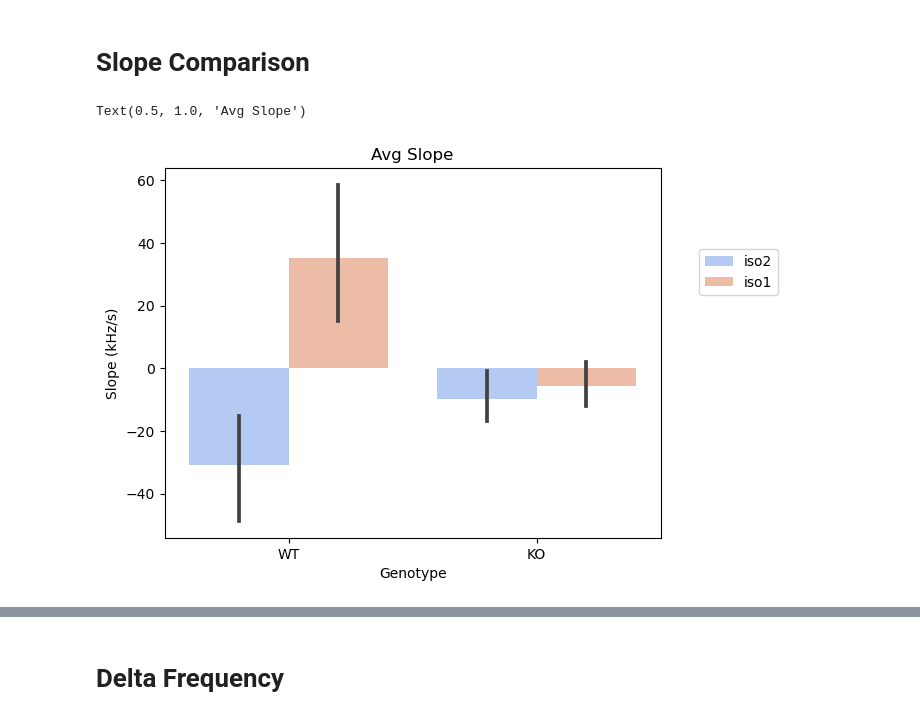
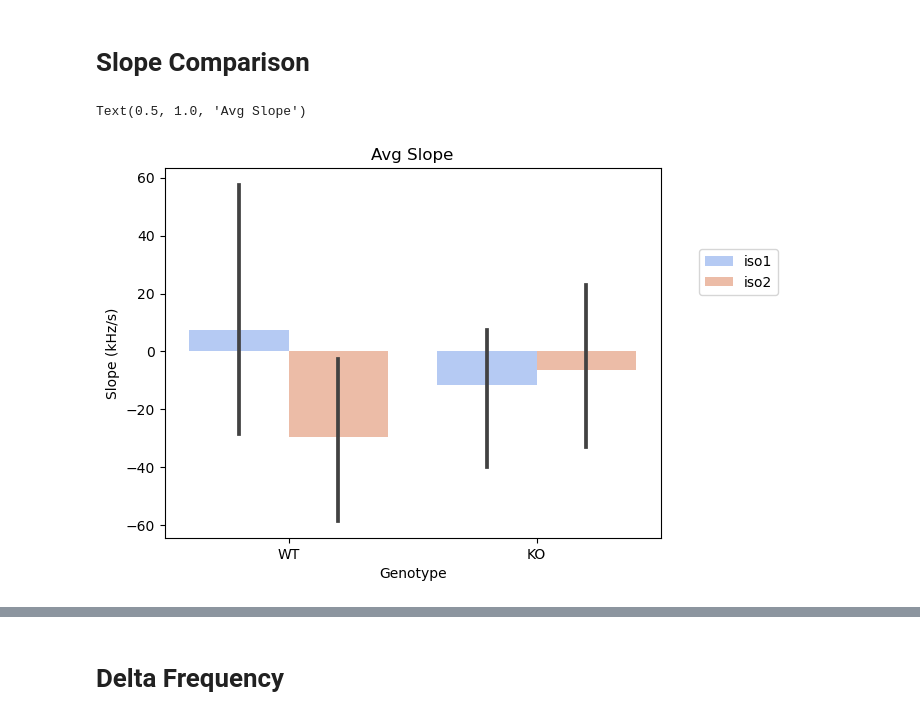
Before and after one commit to electro-phys/data_meeting_usvs, a Jupyter notebook: FMR1 p3-le16 and 15 analysis.ipynb, the cells around one changed output, grey strips where cells are left out. Cells and saved outputs as stored; diff of their text form; code cells hidden in the pictures.

```diff
--- a/FMR1 p3-le16 and 15 analysis.ipynb
+++ b/FMR1 p3-le16 and 15 analysis.ipynb
@@ -49 +49,5 @@ pup_df_g = pup_df.groupby(['Genotype','Timepoint']).count() # counts number of r
 pup_df_g = pup_df_g.reset_index() # adds indices back to columns for graphing
+# %%
+pup_df_rat_avg = pup_df.groupby(['Rat','Genotype','Timepoint']).mean()
+pup_df_rat_avg = pup_df_rat_avg.reset_index()
+pup_df_rat_avg
@@ -179,12 +218,12 @@ Text(0.5, 1.0, 'Avg Principal Frequency')
 # Slope Comparison
 # %%
 #both sexes
-sns.barplot(data=pup_df,x='Genotype',y='Slope (kHz/s)',hue='Timepoint',palette='coolwarm',order=['WT','KO'])
+sns.barplot(data=pup_df_rat_avg,x='Genotype',y='Slope (kHz/s)',hue='Timepoint',palette='coolwarm',order=['WT','KO'])
 plt.legend(loc='upper right', bbox_to_anchor=(1.25, .8))
 plt.title('Avg Slope')
 # %% [output]
 Text(0.5, 1.0, 'Avg Slope')
-[figure, old version]
+[figure, new version]
 # %%
 # duration over time both sexes
 colors = ["#89CFF0", "#000000"]
```
Also changed, not shown: parts of 34 cells of this notebook, 13 other files.
